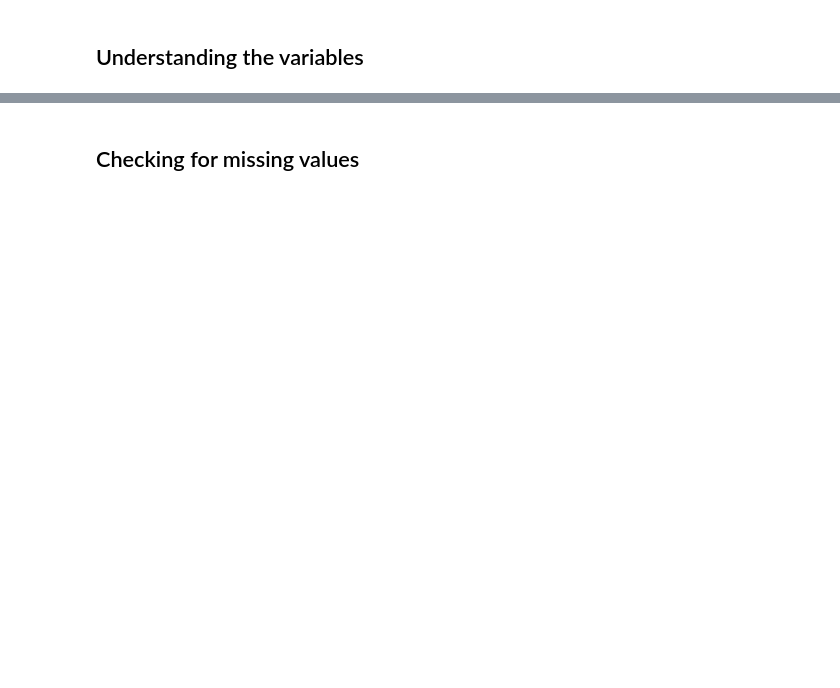
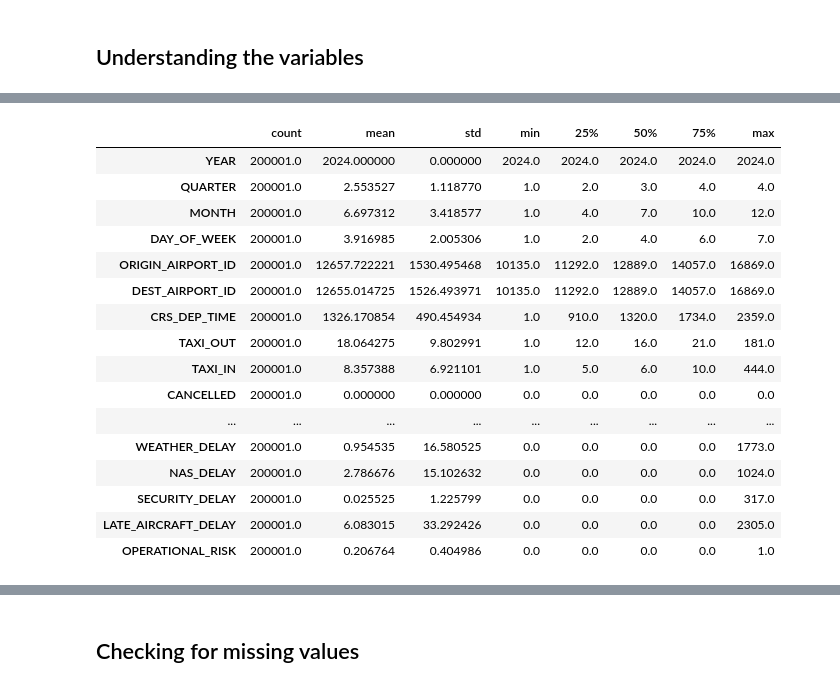
Before and after one commit to Benlite777/airline-operational-risk, a Jupyter notebook: notebooks/eda.ipynb, the cells around one changed output, grey strips where cells are left out. Cells and saved outputs as stored; diff of their text form; code cells hidden in the pictures; blank space fills up the shorter version.

```diff
--- a/notebooks/eda.ipynb
+++ b/notebooks/eda.ipynb
@@ -191,0 +168,25 @@ DAY_OF_WEEK
+# %%
+# Separating numerical and categorical columns
+num=df.select_dtypes(include=np.number).columns.to_list()
+cat=df.select_dtypes(include=object).columns.to_list()
+# %%
+# Summary statistic of numerical variables
+df[num].describe().T
+# %% [output]
+|  | count | mean | std | min | 25% | 50% | 75% | max |
+| YEAR | 200001.0 | 2024.000000 | 0.000000 | 2024.0 | 2024.0 | 2024.0 | 2024.0 | 2024.0 |
+| QUARTER | 200001.0 | 2.553527 | 1.118770 | 1.0 | 2.0 | 3.0 | 4.0 | 4.0 |
+| MONTH | 200001.0 | 6.697312 | 3.418577 | 1.0 | 4.0 | 7.0 | 10.0 | 12.0 |
+| DAY_OF_WEEK | 200001.0 | 3.916985 | 2.005306 | 1.0 | 2.0 | 4.0 | 6.0 | 7.0 |
+| ORIGIN_AIRPORT_ID | 200001.0 | 12657.722221 | 1530.495468 | 10135.0 | 11292.0 | 12889.0 | 14057.0 | 16869.0 |
+| DEST_AIRPORT_ID | 200001.0 | 12655.014725 | 1526.493971 | 10135.0 | 11292.0 | 12889.0 | 14057.0 | 16869.0 |
+| CRS_DEP_TIME | 200001.0 | 1326.170854 | 490.454934 | 1.0 | 910.0 | 1320.0 | 1734.0 | 2359.0 |
+| TAXI_OUT | 200001.0 | 18.064275 | 9.802991 | 1.0 | 12.0 | 16.0 | 21.0 | 181.0 |
+| TAXI_IN | 200001.0 | 8.357388 | 6.921101 | 1.0 | 5.0 | 6.0 | 10.0 | 444.0 |
+| CANCELLED | 200001.0 | 0.000000 | 0.000000 | 0.0 | 0.0 | 0.0 | 0.0 | 0.0 |
+| ... | ... | ... | ... | ... | ... | ... | ... | ... |
+| WEATHER_DELAY | 200001.0 | 0.954535 | 16.580525 | 0.0 | 0.0 | 0.0 | 0.0 | 1773.0 |
+| NAS_DELAY | 200001.0 | 2.786676 | 15.102632 | 0.0 | 0.0 | 0.0 | 0.0 | 1024.0 |
+| SECURITY_DELAY | 200001.0 | 0.025525 | 1.225799 | 0.0 | 0.0 | 0.0 | 0.0 | 317.0 |
+| LATE_AIRCRAFT_DELAY | 200001.0 | 6.083015 | 33.292426 | 0.0 | 0.0 | 0.0 | 0.0 | 2305.0 |
+| OPERATIONAL_RISK | 200001.0 | 0.206764 | 0.404986 | 0.0 | 0.0 | 0.0 | 0.0 | 1.0 |
```
Also changed, not shown: parts of 26 cells of this notebook, 3 other files.
